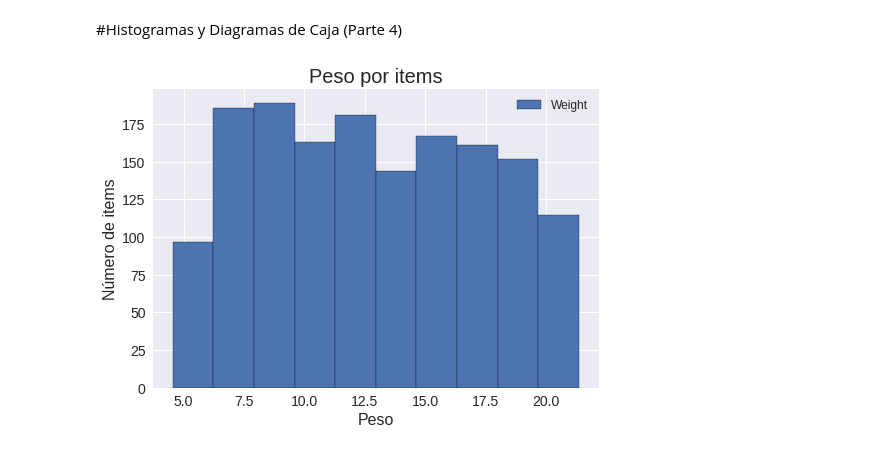
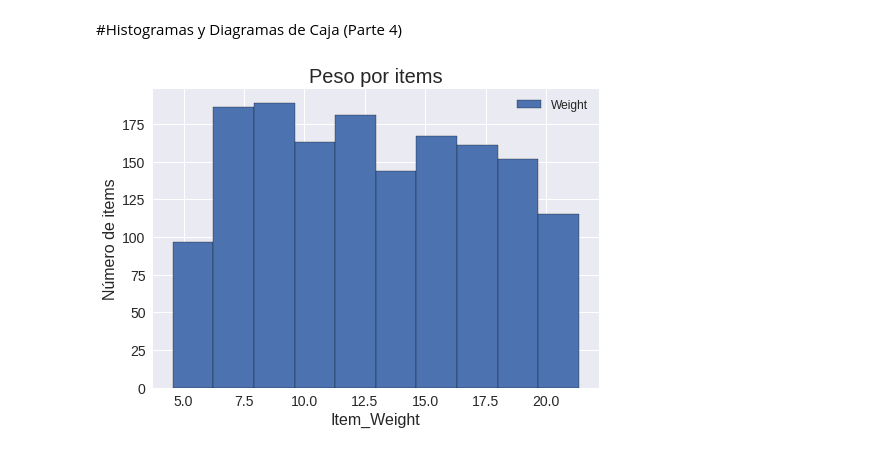
Before and after one commit to JGuarnizo/Sales-Predictions, a Jupyter notebook: Cleaning_Data.ipynb, the cells around one changed output. Saved outputs shown, nothing was run; the diff lists cells and outputs as text; code cells hidden in the pictures.

```diff
--- a/Cleaning_Data.ipynb
+++ b/Cleaning_Data.ipynb
@@ -529,13 +529,14 @@ plt.title('Ventas por Item', fontsize=20);
 # %% [markdown]
 #Histogramas y Diagramas de Caja (Parte 4)
 # %%
+#Histograma que muestra la distribución por peso de todos los items.
 item_weight=df_final.groupby(['Item_Identifier'])['Item_Weight'].mean()
 item_weight.hist(bins=10, edgecolor='black',label = 'Weight')
 plt.legend(loc='upper right', fontsize=12)
 plt.xticks(fontsize = 14)
 plt.yticks(fontsize = 14)
-plt.xlabel('Peso', fontsize=16)
+plt.xlabel('Item_Weight', fontsize=16)
 plt.ylabel('Número de items', fontsize=16)
 plt.title('Peso por items', fontsize=20);
 # %% [output]
-[figure, old version]
+[figure, new version]
```
Also changed, not shown: parts of 4 cells of this notebook.
